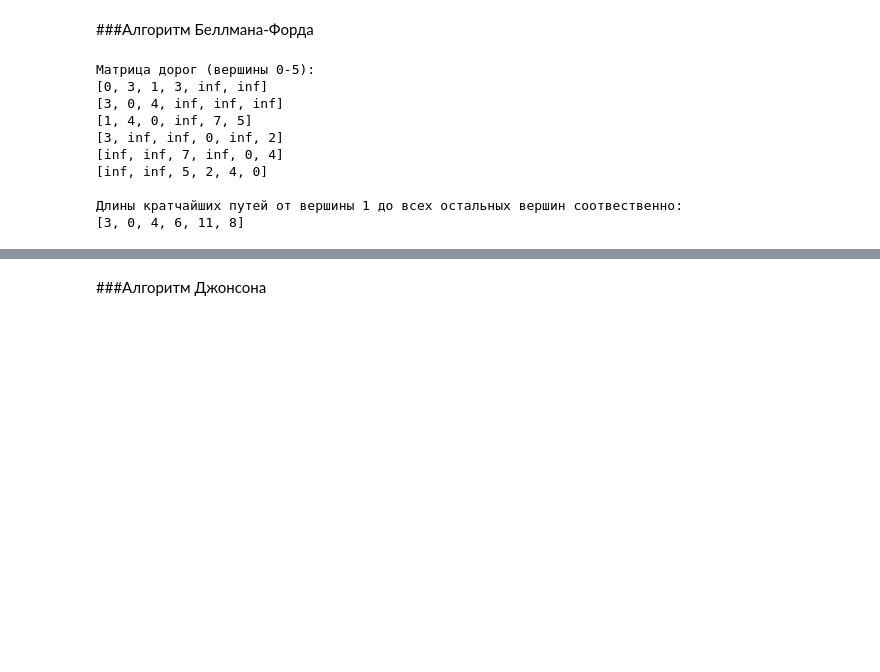
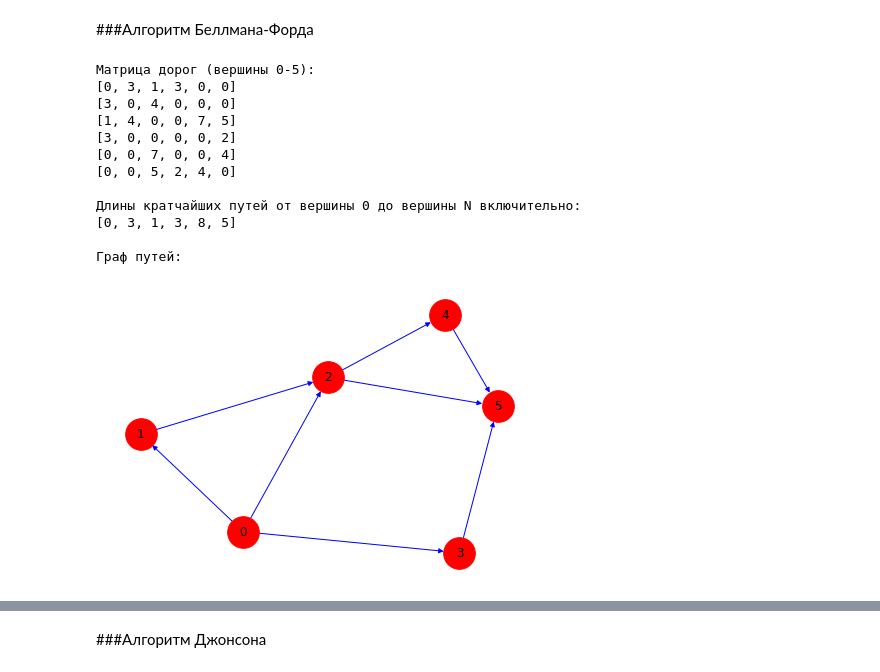
Before and after one commit to IlinskaiaVera/SIAOD_BVT2001_IlinskaiaVera, a Jupyter notebook: Lab6/Lab6.ipynb, the cells around one changed output, grey strips where cells are left out. Drawn from its saved outputs; the diff is of its cells as text; code cells hidden in the pictures; blank space fills up the shorter version.

```diff
--- a/Lab6/Lab6.ipynb
+++ b/Lab6/Lab6.ipynb
@@ -182,54 +236,75 @@ except FileNotFoundError:
 # %% [markdown]
 ###Алгоритм Беллмана-Форда
 # %%
-#нахождения кратчайшего пути от стартовой вершины до всех других вершин (похоже на Дейкстры)
+#для нахождения кратчайшего пути от стартовой вершины до всех других вершин (похоже на Дейкстры)
 #можем работать с графами, в которых есть отрицательные рёбра
 
 import math
 import networkx as nx
 import matplotlib.pyplot as plt
+import numpy as np
+import time
 
 try:
   #считываем текстовый файл
   with open("/content/drive/MyDrive/CIAOD and VVIT/Lab6Files/DijkstraAlgo.txt", "r", encoding = "utf-8") as fileBF: #использую тот же файл, что и для Дейкстры
     matrix = [[int(num) for num in line.split(',')] for line in fileBF] #загружаем матрицу дорог графа
+
+    #отрисовка графа маршрутов (вставлю тут, так как всё равно нарисуется после всего кода, а если вставить в конце, то не хочет работать)
+    graph = nx.Graph(np.matrix(matrix))
+    nx.draw(graph, pos = nx.spring_layout(graph), edge_color = 'b', node_color = 'r', with_labels = True, node_size = 1000, arrows = True)
+
+    print("Матрица дорог (вершины 0-5): ")
+    for i in matrix:
+      print(i)
 
     #ниже на нулях в матрице (кроме j) ставила бесконечность, т.к иначе всё работает не правильно
     for i in range(len(matrix)):
       for j in range(len(matrix[i])):
           if (i!=j and matrix[i][j] == 0):
               matrix[i][j] = math.inf
 
-    print("Матрица дорог (вершины 0-5): ")
-    for i in matrix:
-      print(i)
+    def BelFordAlgo(matrix, start, fin):
 
-    startV = 1 #стартовая вершина
+      startV = start #стартовая вершина
 
-    N = len(matrix) #число вершин в нашем графе
-    T = [math.inf] * N #финальная строка длин дорог (inf - бесконечность)
-    T[startV] = 0
+      # N = len(matrix) #число вершин в нашем графе
+      N = fin + 1
+      T = [math.inf] * N #финальная строка длин дорог (inf - бесконечность)
+      T[startV] = 0
 
-    #пересчёт финального массива путей
-    for k in range(1, N):
-        for i in range(N):
-            for j in range(N):
-                if (T[j] + matrix[j][i] < T[i]):
-                    T[i] = T[j] + matrix[j][i]
+      #пересчёт финального массива путей
+      for k in range(1, N):
+          for i in range(N):
+              for j in range(N):
+                  if (T[j] + matrix[j][i] < T[i]):
+                      T[i] = T[j] + matrix[j][i]
+      return(T)
 
-    print("\nДлины кратчайших путей от вершины 1 до всех остальных вершин соотвественно: ")
-    print(T)
+  print("\nДлины кратчайших путей от вершины 0 до вершины N включительно: ")
+
+  start_time = time.perf_counter()
+
+  print(BelFordAlgo(matrix, 0, 5))
+
+  final_time = time.perf_counter()
+  time3 = (final_time-start_time)/0.10
+
+  print("\nГраф путей: ")
 
 except FileNotFoundError:
   print("Файл не был найден")
 # %% [output]
 Матрица дорог (вершины 0-5):
-[0, 3, 1, 3, inf, inf]
-[3, 0, 4, inf, inf, inf]
-[1, 4, 0, inf, 7, 5]
-[3, inf, inf, 0, inf, 2]
-[inf, inf, 7, inf, 0, 4]
-[inf, inf, 5, 2, 4, 0]
+[0, 3, 1, 3, 0, 0]
+[3, 0, 4, 0, 0, 0]
+[1, 4, 0, 0, 7, 5]
+[3, 0, 0, 0, 0, 2]
+[0, 0, 7, 0, 0, 4]
+[0, 0, 5, 2, 4, 0]
 
-Длины кратчайших путей от вершины 1 до всех остальных вершин соотвественно:
-[3, 0, 4, 6, 11, 8]
+Длины кратчайших путей от вершины 0 до вершины N включительно:
+[0, 3, 1, 3, 8, 5]
+
+Граф путей:
+[figure, added]
```
Also changed, not shown: parts of 13 cells of this notebook.
